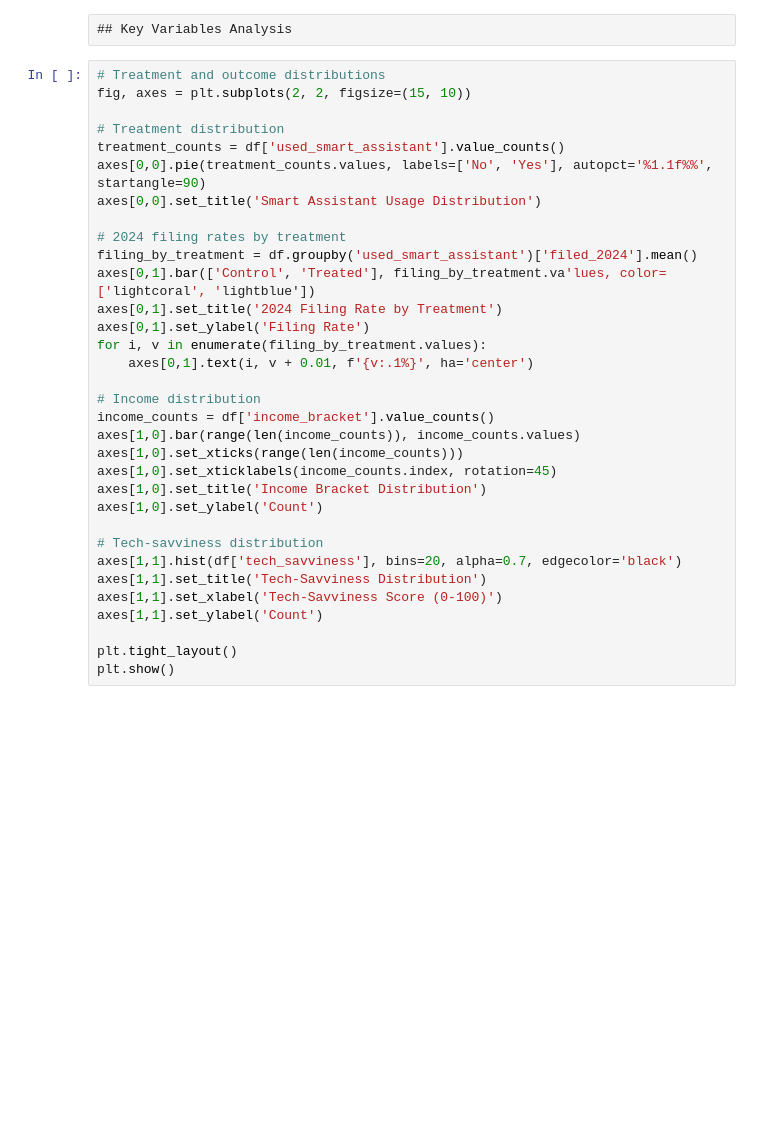
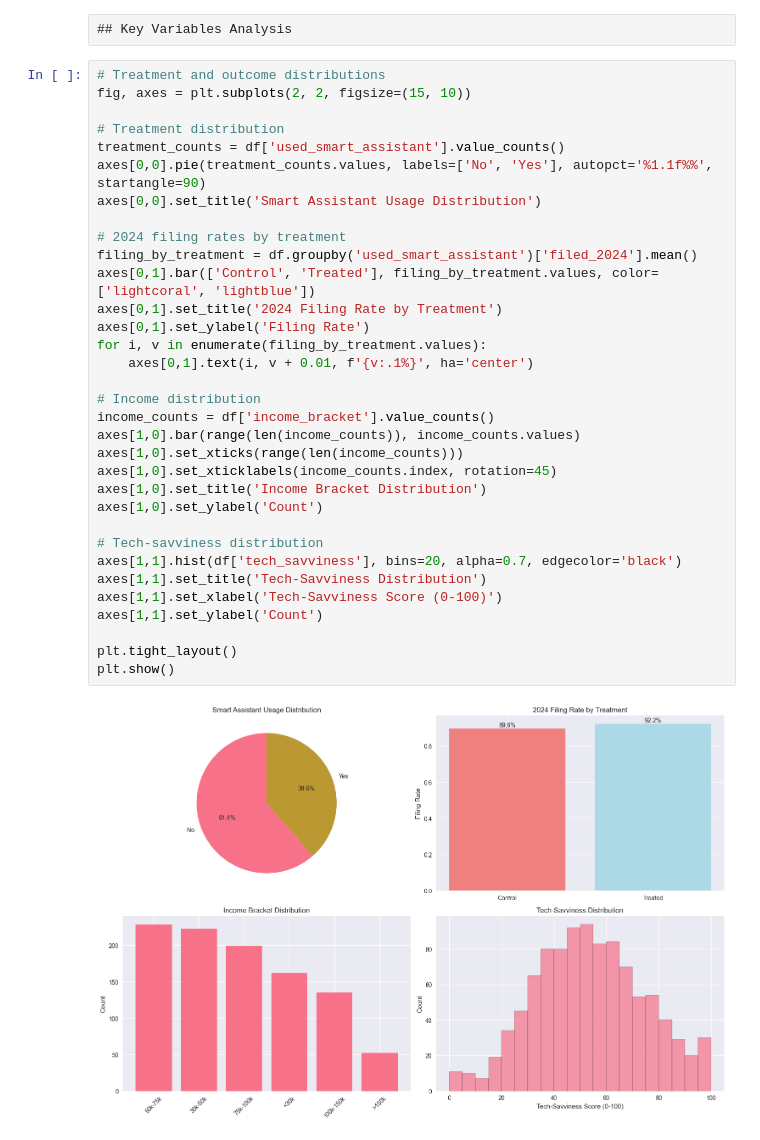
Before and after one commit to jModeler/causal_methods_demo, a Jupyter notebook: notebooks/00_generate_data.ipynb, the cells around one changed output. Saved outputs shown, nothing was run; the diff lists cells and outputs as text; blank space fills up the shorter version.

```diff
--- a/notebooks/00_generate_data.ipynb
+++ b/notebooks/00_generate_data.ipynb
@@ -209,31 +287,33 @@ df.describe()
 fig, axes = plt.subplots(2, 2, figsize=(15, 10))
 
 # Treatment distribution
 treatment_counts = df['used_smart_assistant'].value_counts()
 axes[0,0].pie(treatment_counts.values, labels=['No', 'Yes'], autopct='%1.1f%%', startangle=90)
 axes[0,0].set_title('Smart Assistant Usage Distribution')
 
 # 2024 filing rates by treatment
 filing_by_treatment = df.groupby('used_smart_assistant')['filed_2024'].mean()
-axes[0,1].bar(['Control', 'Treated'], filing_by_treatment.va'lues, color=['lightcoral', 'lightblue'])
+axes[0,1].bar(['Control', 'Treated'], filing_by_treatment.values, color=['lightcoral', 'lightblue'])
 axes[0,1].set_title('2024 Filing Rate by Treatment')
 axes[0,1].set_ylabel('Filing Rate')
 for i, v in enumerate(filing_by_treatment.values):
     axes[0,1].text(i, v + 0.01, f'{v:.1%}', ha='center')
 
 # Income distribution
 income_counts = df['income_bracket'].value_counts()
 axes[1,0].bar(range(len(income_counts)), income_counts.values)
 axes[1,0].set_xticks(range(len(income_counts)))
 axes[1,0].set_xticklabels(income_counts.index, rotation=45)
 axes[1,0].set_title('Income Bracket Distribution')
 axes[1,0].set_ylabel('Count')
 
 # Tech-savviness distribution
 axes[1,1].hist(df['tech_savviness'], bins=20, alpha=0.7, edgecolor='black')
 axes[1,1].set_title('Tech-Savviness Distribution')
 axes[1,1].set_xlabel('Tech-Savviness Score (0-100)')
 axes[1,1].set_ylabel('Count')
 
 plt.tight_layout()
 plt.show()
+# %% [output]
+[figure, added]
```
Also changed, not shown: parts of 7 cells of this notebook, 16 other files.
